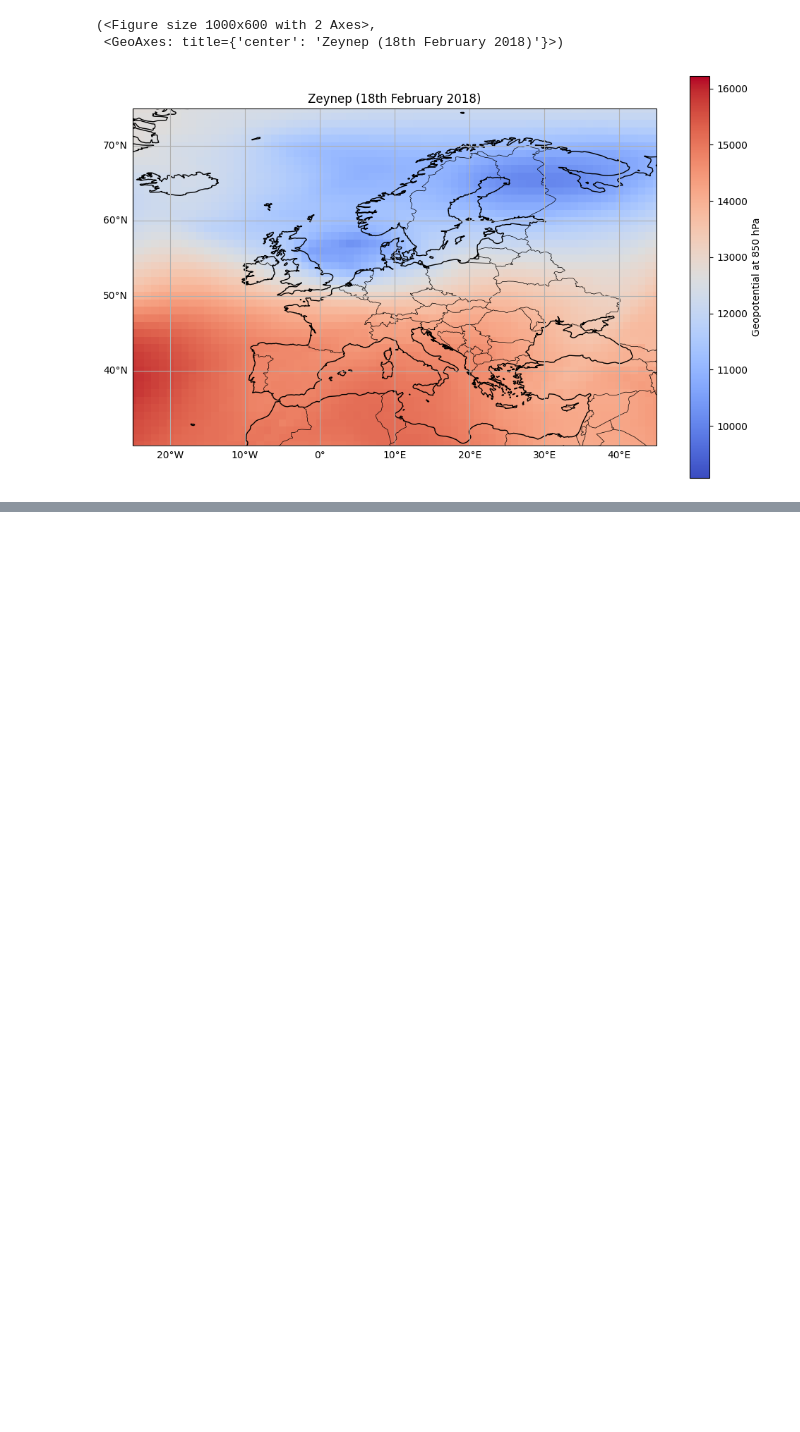
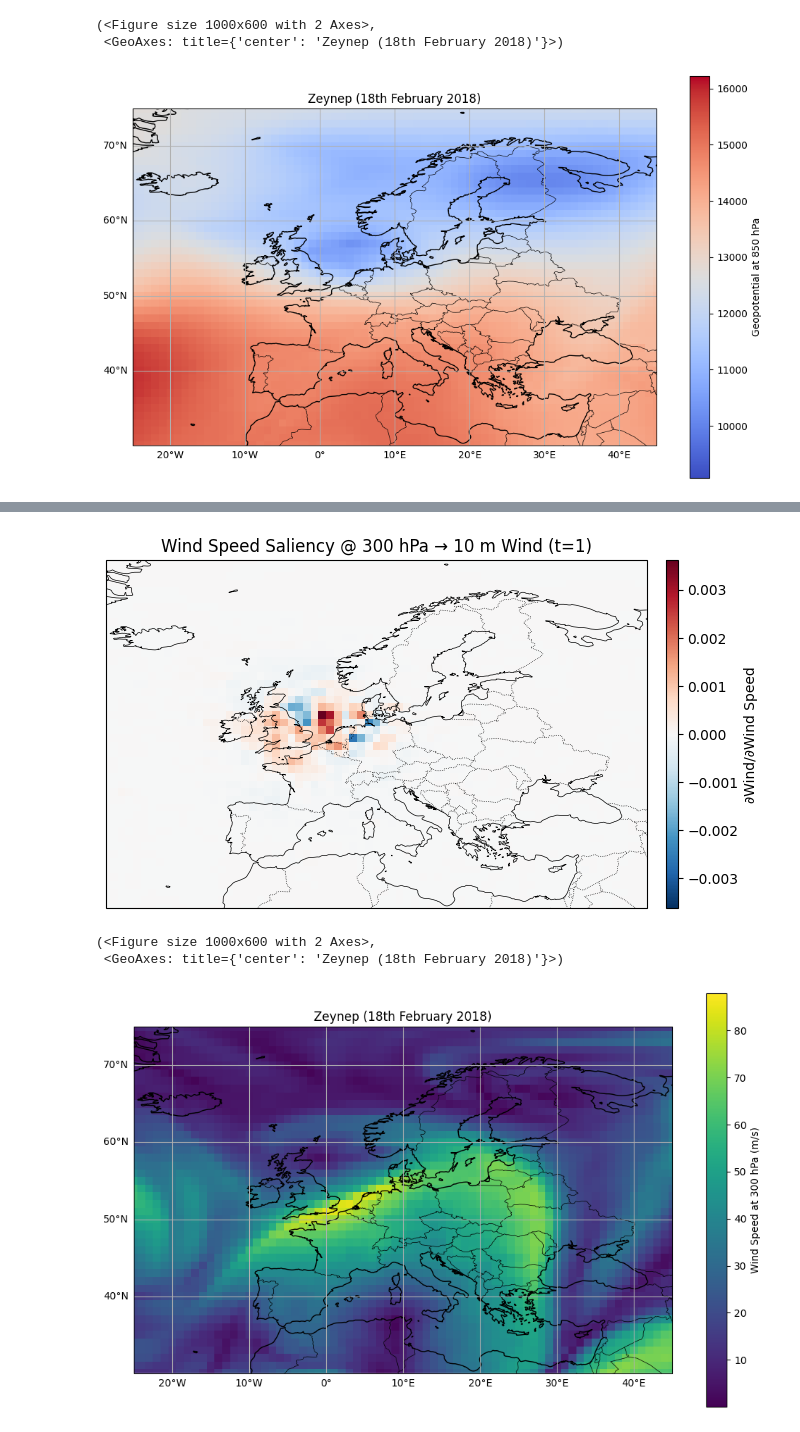
Before and after one commit to EStaELisa/graphcast-xai, a Jupyter notebook: notebooks_xai/5_saliency_maps.ipynb, the cells around one changed output, grey strips where cells are left out. Cells and saved outputs as stored; diff of their text form; code cells hidden in the pictures; blank space fills up the shorter version.

```diff
--- a/notebooks_xai/5_saliency_maps.ipynb
+++ b/notebooks_xai/5_saliency_maps.ipynb
@@ -131,0 +178,39 @@ plot_variable(
+# %%
+# saliency data: sal_ds_levels_wind_speed (vanilla gradients), sal_ds_grad_x_input_levels_wind_speed, sal_ds_integrated_gradients_levels_wind_speed
+saliency_data_levels_wind_speed = sal_ds_levels_wind_speed
+
+varname = "wind_speed"
+
+# level
+level = 300
+
+# time_index: 0 for 10:00 UTC, 1 for 16:00 UTC
+time = 1
+
+# extent: [lon_min, lon_max, lat_min, lat_max]
+extent=[-25, 45, 30, 75]
+
+
+plot_atmospheric_saliency(
+    sal_ds=saliency_data_levels_wind_speed,
+    input_ds=input,
+    varname=varname,
+    target_level=level,
+    time_index=time,
+    batch_index=0,
+    extent=extent
+)
+
+plot_variable(
+    input,
+    time=time,
+    level=level,
+    var_name=varname,
+    extent=extent,
+    title="Zeynep (18th February 2018)",
+)
+# %% [output]
+[figure, added]
+(<Figure size 1000x600 with 2 Axes>,
+ <GeoAxes: title={'center': 'Zeynep (18th February 2018)'}>)
+[figure, added]
```
Also changed, not shown: parts of 6 cells of this notebook, 1 other file.
